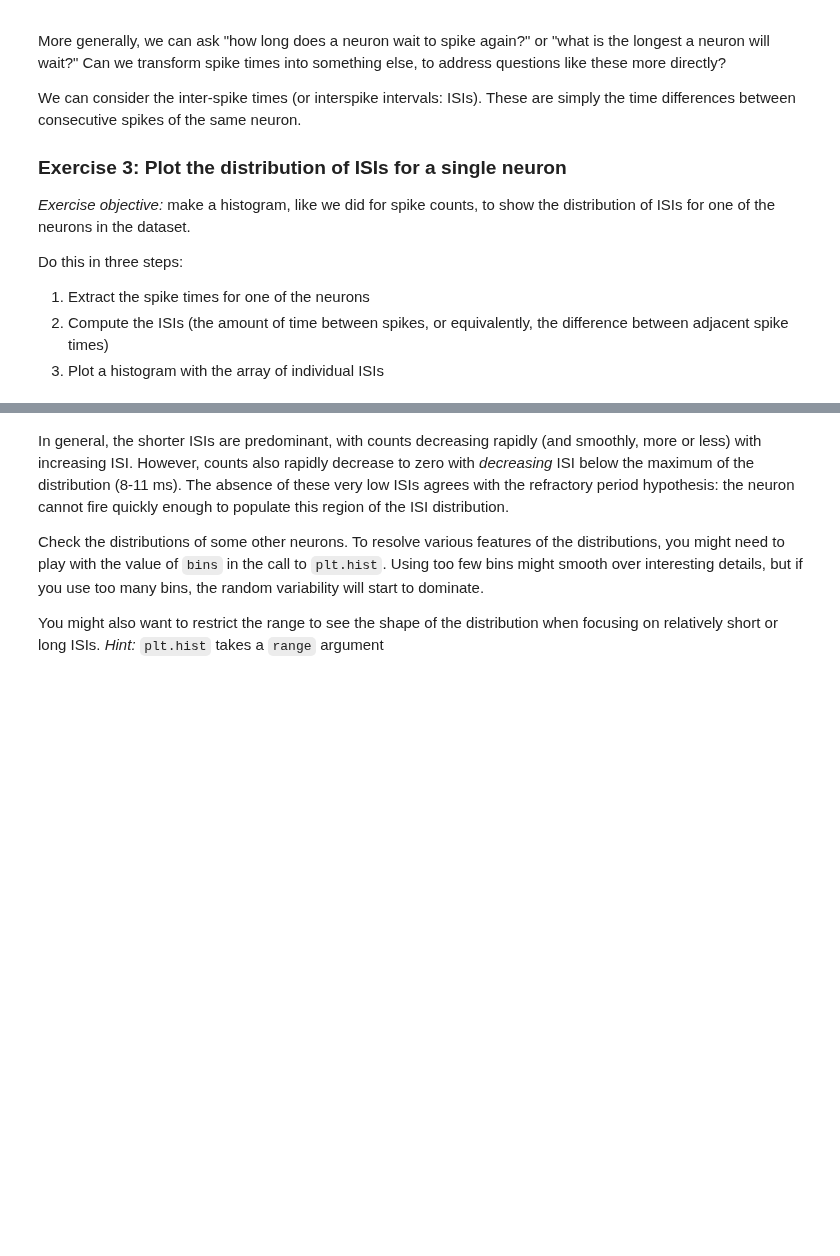
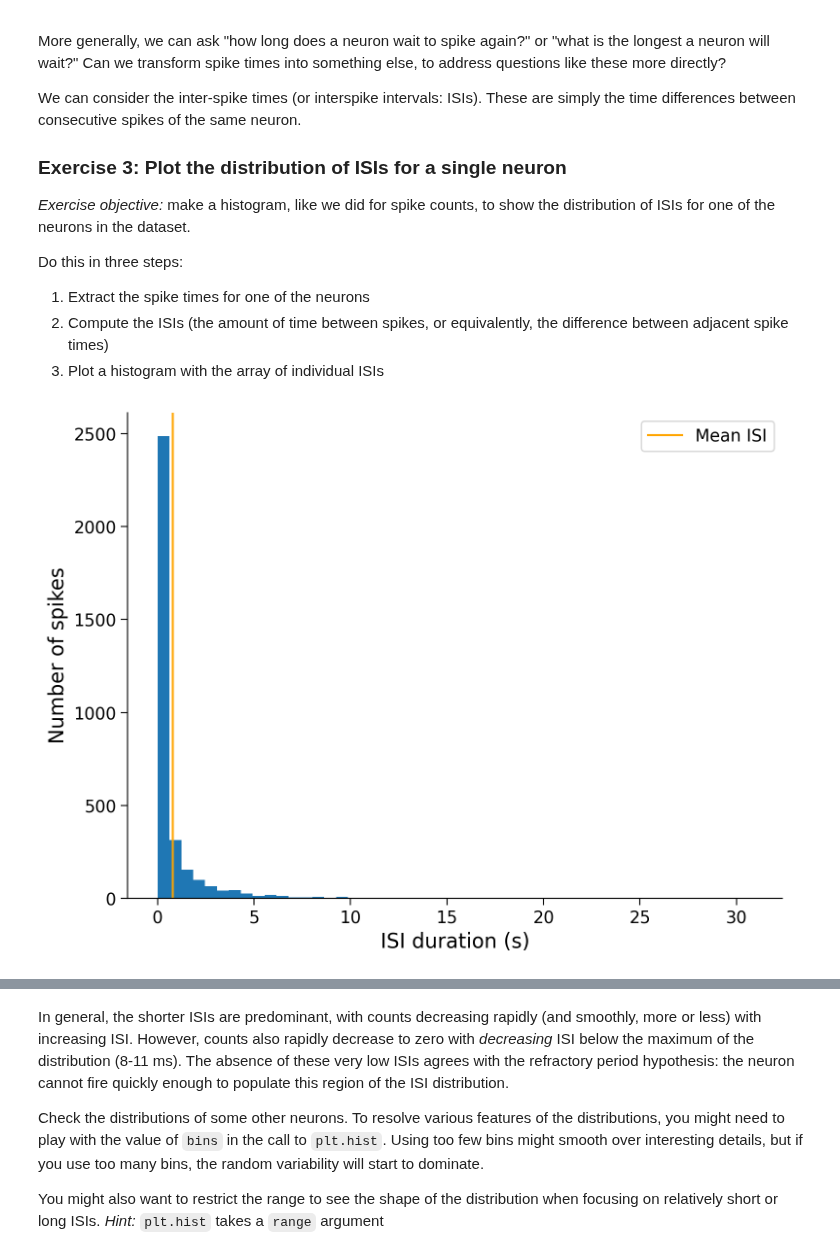
Before and after one commit to whup-whup/NMA, a Jupyter notebook: Week 1/W1D1_Tutorial1.ipynb, the cells around one changed output, grey strips where cells are left out. Cells and saved outputs as stored; diff of their text form; code cells hidden in the pictures; blank space fills up the shorter version.

```diff
--- a/Week 1/W1D1_Tutorial1.ipynb
+++ b/Week 1/W1D1_Tutorial1.ipynb
@@ -633,34 +646,36 @@ Do this in three steps:
 # %%
 def compute_single_neuron_isis(spike_times, neuron_idx):
   """Compute a vector of ISIs for a single neuron given spike times.
 
   Args:
     spike_times (list of 1D arrays): Spike time dataset, with the first
       dimension corresponding to different neurons.
     neuron_idx (int): Index of the unit to compute ISIs for.
 
   Returns:
     isis (1D array): Duration of time between each spike from one neuron.
   """
   #############################################################################
   # Students: Fill in missing code (...) and comment or remove the next line
-  raise NotImplementedError("Exercise: compute single neuron ISIs")
+  #raise NotImplementedError("Exercise: compute single neuron ISIs")
   #############################################################################
 
   # Extract the spike times for the specified neuron
-  single_neuron_spikes = ...
+  single_neuron_spikes = spike_times[neuron_idx]
 
   # Compute the ISIs for this set of spikes
   # Hint: the function np.diff computes discrete differences along an array
-  isis = ...
+  isis = np.diff(single_neuron_spikes)
 
   return isis
 
 # Compute ISIs
-single_neuron_isis = compute_single_neuron_isis(spike_times, neuron_idx=283)
+single_neuron_isis = compute_single_neuron_isis(spike_times, neuron_idx=23)
 
 # Visualize ISIs
 plot_isis(single_neuron_isis)
+# %% [output]
+[figure, added]
 # %% [markdown]
 [*Click for solution*](https://github.com/NeuromatchAcademy/course-content/tree/main/tutorials/W1D1_ModelTypes/solutions/W1D1_Tutorial1_Solution_2972c168.py)
 
```
Also changed, not shown: parts of 8 cells of this notebook.
